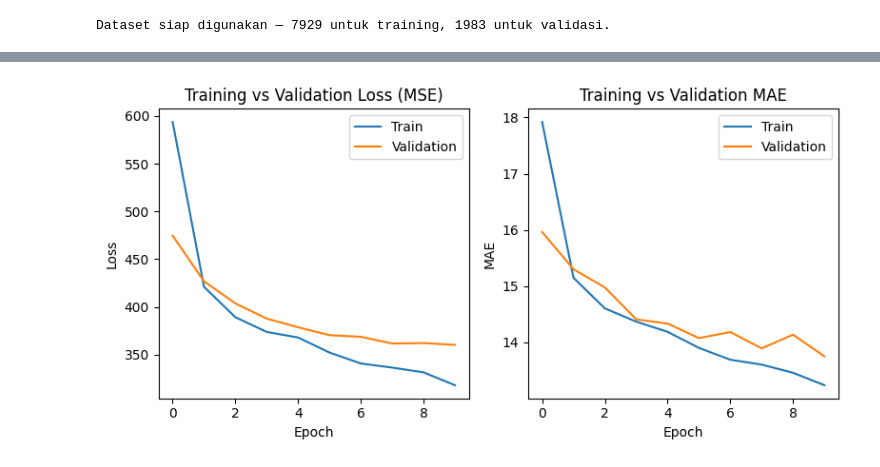
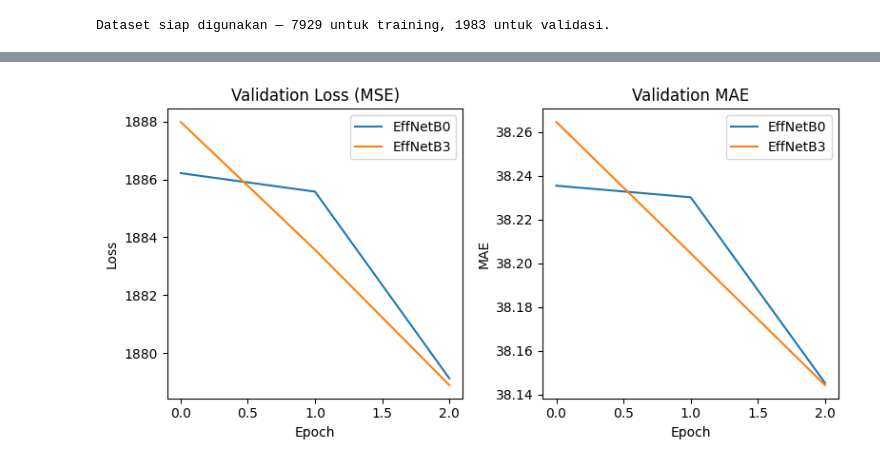
Before and after one commit to khansaintania/2025_VISI_KOMPUTER_TI2B, a Jupyter notebook: Jobsheet_03_TeknikRegresiGambar.ipynb, the cells around one changed output, grey strips where cells are left out. Saved outputs shown, nothing was run; the diff lists cells and outputs as text; code cells hidden in the pictures.

```diff
--- a/Jobsheet_03_TeknikRegresiGambar.ipynb
+++ b/Jobsheet_03_TeknikRegresiGambar.ipynb
@@ -817,14 +930,21 @@ Model: "functional_4"
 # %%
 cb = [
-    tf.keras.callbacks.EarlyStopping(patience=3, restore_best_weights=True),
-    tf.keras.callbacks.ReduceLROnPlateau(patience=2, factor=0.5)
+    tf.keras.callbacks.EarlyStopping(patience=1, restore_best_weights=True)
 ]
 
-history = model.fit(
-    train_ds,
-    validation_data=val_ds,
-    epochs=10,
+history_b0 = model.fit(
+    train_ds.take(30),
+    validation_data=val_ds.take(10),
+    epochs=3,
     callbacks=cb,
     verbose=1
 )
+
+history_b3 = model_b3.fit(
+    train_ds.take(30),
+    validation_data=val_ds.take(10),
+    epochs=3,
+    callbacks=cb,
+    verbose=1
+)
 # %% [output]
@@ -851,28 +963,22 @@ Epoch 10/10
 # %%
 import matplotlib.pyplot as plt
 
 plt.figure(figsize=(8, 4))
-
 plt.subplot(1, 2, 1)
-plt.plot(history.history['loss'], label='Train')
-plt.plot(history.history['val_loss'], label='Validation')
-plt.title("Training vs Validation Loss (MSE)")
-plt.xlabel("Epoch")
-plt.ylabel("Loss")
-plt.legend()
+plt.plot(history_b0.history['val_loss'], label='EffNetB0')
+plt.plot(history_b3.history['val_loss'], label='EffNetB3')
+plt.title("Validation Loss (MSE)")
+plt.xlabel("Epoch"); plt.ylabel("Loss"); plt.legend()
 
 plt.subplot(1, 2, 2)
-plt.plot(history.history['mae'], label='Train')
-plt.plot(history.history['val_mae'], label='Validation')
-plt.title("Training vs Validation MAE")
-plt.xlabel("Epoch")
-plt.ylabel("MAE")
-plt.legend()
-
+plt.plot(history_b0.history['val_mae'], label='EffNetB0')
+plt.plot(history_b3.history['val_mae'], label='EffNetB3')
+plt.title("Validation MAE")
+plt.xlabel("Epoch"); plt.ylabel("MAE"); plt.legend()
 plt.tight_layout()
 plt.show()
 # %% [output]
-[figure, old version]
+[figure, new version]
 # %%
 import numpy as np
 from sklearn.metrics import mean_absolute_error, r2_score
```
Also changed, not shown: parts of 18 cells of this notebook.
